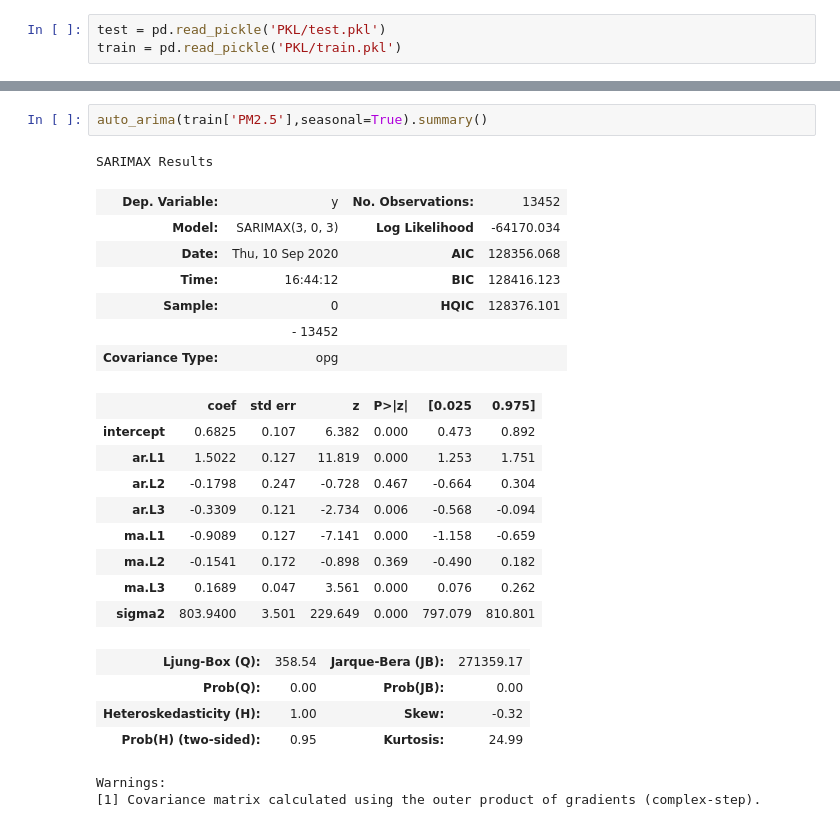
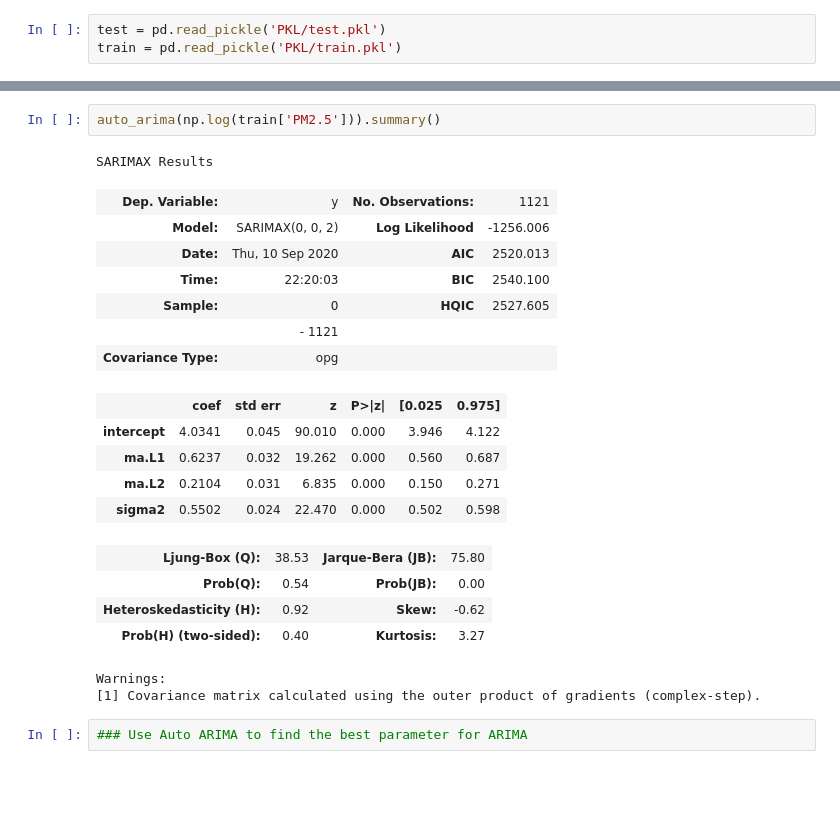
Before and after one commit to dolcikey/TimeSeriesForecasting_BeijingAirQuality, a Jupyter notebook: 03_Modeling.ipynb, the cells around one changed output, grey strips where cells are left out. Cells and saved outputs as stored; diff of their text form; blank space fills up the shorter version.

```diff
--- a/03_Modeling.ipynb
+++ b/03_Modeling.ipynb
@@ -48,27 +48,25 @@ train = pd.read_pickle('PKL/train.pkl')
 # %%
-auto_arima(train['PM2.5'],seasonal=True).summary()
+auto_arima(np.log(train['PM2.5'])).summary()
 # %% [output]
 SARIMAX Results
-| Dep. Variable: | y | No. Observations: | 13452 |
-| Model: | SARIMAX(3, 0, 3) | Log Likelihood | -64170.034 |
-| Date: | Thu, 10 Sep 2020 | AIC | 128356.068 |
-| Time: | 16:44:12 | BIC | 128416.123 |
-| Sample: | 0 | HQIC | 128376.101 |
-|  | - 13452 |  |  |
+| Dep. Variable: | y | No. Observations: | 1121 |
+| Model: | SARIMAX(0, 0, 2) | Log Likelihood | -1256.006 |
+| Date: | Thu, 10 Sep 2020 | AIC | 2520.013 |
+| Time: | 22:20:03 | BIC | 2540.100 |
+| Sample: | 0 | HQIC | 2527.605 |
+|  | - 1121 |  |  |
 | Covariance Type: | opg |  |  |
 |  | coef | std err | z | P>|z| | [0.025 | 0.975] |
-| intercept | 0.6825 | 0.107 | 6.382 | 0.000 | 0.473 | 0.892 |
-| ar.L1 | 1.5022 | 0.127 | 11.819 | 0.000 | 1.253 | 1.751 |
-| ar.L2 | -0.1798 | 0.247 | -0.728 | 0.467 | -0.664 | 0.304 |
-| ar.L3 | -0.3309 | 0.121 | -2.734 | 0.006 | -0.568 | -0.094 |
-| ma.L1 | -0.9089 | 0.127 | -7.141 | 0.000 | -1.158 | -0.659 |
-| ma.L2 | -0.1541 | 0.172 | -0.898 | 0.369 | -0.490 | 0.182 |
-| ma.L3 | 0.1689 | 0.047 | 3.561 | 0.000 | 0.076 | 0.262 |
-| sigma2 | 803.9400 | 3.501 | 229.649 | 0.000 | 797.079 | 810.801 |
+| intercept | 4.0341 | 0.045 | 90.010 | 0.000 | 3.946 | 4.122 |
+| ma.L1 | 0.6237 | 0.032 | 19.262 | 0.000 | 0.560 | 0.687 |
+| ma.L2 | 0.2104 | 0.031 | 6.835 | 0.000 | 0.150 | 0.271 |
+| sigma2 | 0.5502 | 0.024 | 22.470 | 0.000 | 0.502 | 0.598 |
-| Ljung-Box (Q): | 358.54 | Jarque-Bera (JB): | 271359.17 |
-| Prob(Q): | 0.00 | Prob(JB): | 0.00 |
-| Heteroskedasticity (H): | 1.00 | Skew: | -0.32 |
-| Prob(H) (two-sided): | 0.95 | Kurtosis: | 24.99 |
+| Ljung-Box (Q): | 38.53 | Jarque-Bera (JB): | 75.80 |
+| Prob(Q): | 0.54 | Prob(JB): | 0.00 |
+| Heteroskedasticity (H): | 0.92 | Skew: | -0.62 |
+| Prob(H) (two-sided): | 0.40 | Kurtosis: | 3.27 |
 Warnings:
 [1] Covariance matrix calculated using the outer product of gradients (complex-step).
+# %%
+### Use Auto ARIMA to find the best parameter for ARIMA
 # %%
```
Also changed, not shown: parts of 17 cells of this notebook.
